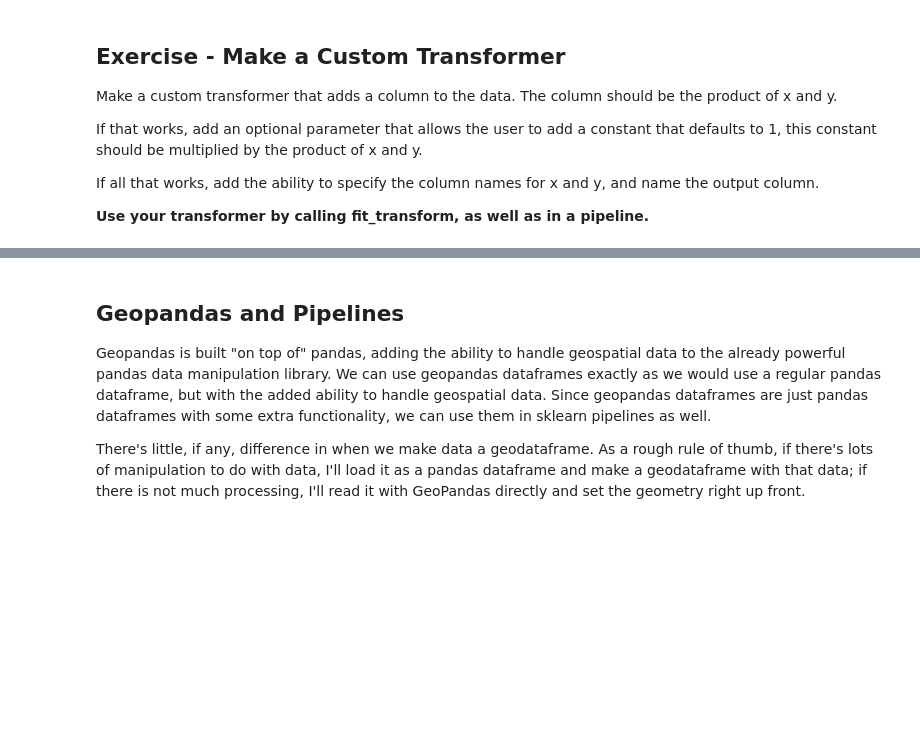
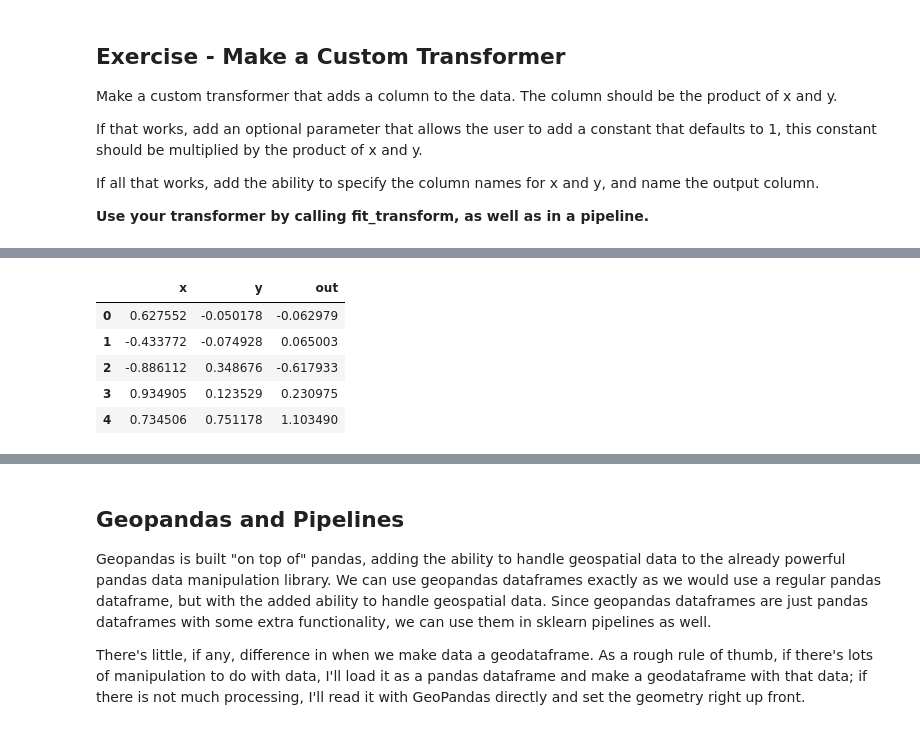
Before and after one commit to AkeemSemperDataScience/Programming_Basics_for_Machine_Learning_Students, a Jupyter notebook: workbooks/028_geopandas_transformer.ipynb, the cells around one changed output, grey strips where cells are left out. Drawn from its saved outputs; the diff is of its cells as text; code cells hidden in the pictures; blank space fills up the shorter version.

```diff
--- a/workbooks/028_geopandas_transformer.ipynb
+++ b/workbooks/028_geopandas_transformer.ipynb
@@ -193,0 +266,25 @@ df_xy.head()
+# %%
+# Make class
+class XYmultiplier(BaseEstimator, TransformerMixin):
+    def __init__(self, factor=1, x_col="x", y_col="y", out_col="out"):
+        self.factor = factor
+        self.x_col = x_col
+        self.y_col = y_col
+        self.out_col = out_col
+    def fit(self, X, y=None):
+        return self
+    def transform(self, X):
+        X_transformed = X.copy()
+        X_transformed[self.out_col] = X_transformed[self.x_col] * X_transformed[self.y_col] * self.factor
+        return X_transformed
+# %%
+# Use it
+df_xy1 = XYmultiplier(factor=2).fit_transform(df_xy)
+df_xy1.head()
+# %% [output]
+|  | x | y | out |
+| 0 | 0.627552 | -0.050178 | -0.062979 |
+| 1 | -0.433772 | -0.074928 | 0.065003 |
+| 2 | -0.886112 | 0.348676 | -0.617933 |
+| 3 | 0.934905 | 0.123529 | 0.230975 |
+| 4 | 0.734506 | 0.751178 | 1.103490 |
```
Also changed, not shown: parts of 26 cells of this notebook, 5 other files.
